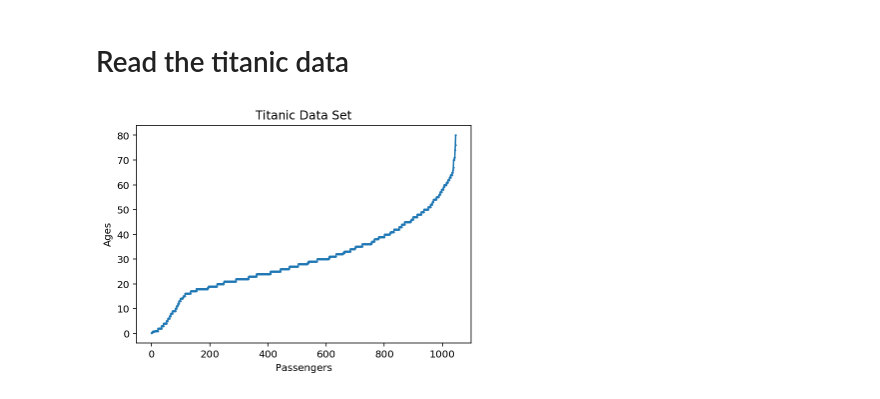
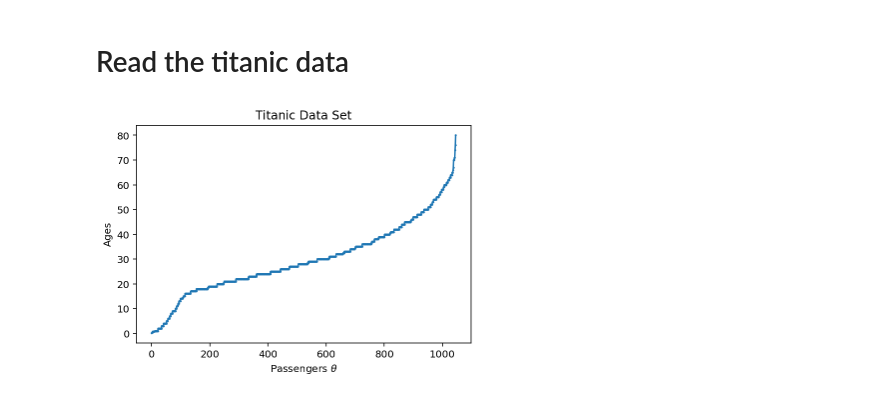
Before and after one commit to sharifahmad2061/matplotlib-tutorial, a Jupyter notebook: overview.ipynb, the cells around one changed output. Saved outputs shown, nothing was run; the diff lists cells and outputs as text; code cells hidden in the pictures.

```diff
--- a/overview.ipynb
+++ b/overview.ipynb
@@ -51,9 +51,9 @@ df = pd.read_csv('titanic-dataset.csv')
 # %%
 fig,ax = plt.subplots()
 _ = ax.set_title('Titanic Data Set')
 _ = ax.set_ylabel('Ages')
-_ = ax.set_xlabel('Passengers')
+_ = ax.set_xlabel(r'Passengers $\theta$')
 _ = ax.plot(np.sort(df.age),marker='o',markersize=1)
 plt.show()
 # %% [output]
-[figure, old version]
+[figure, new version]
```
Also changed, not shown: parts of 3 cells of this notebook, 2 other files.
